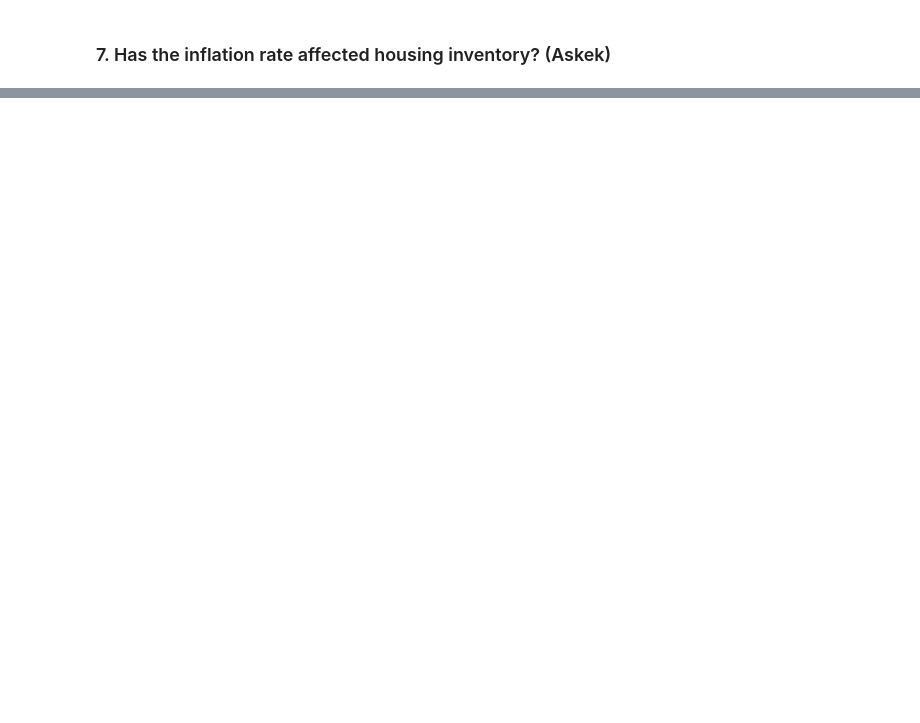
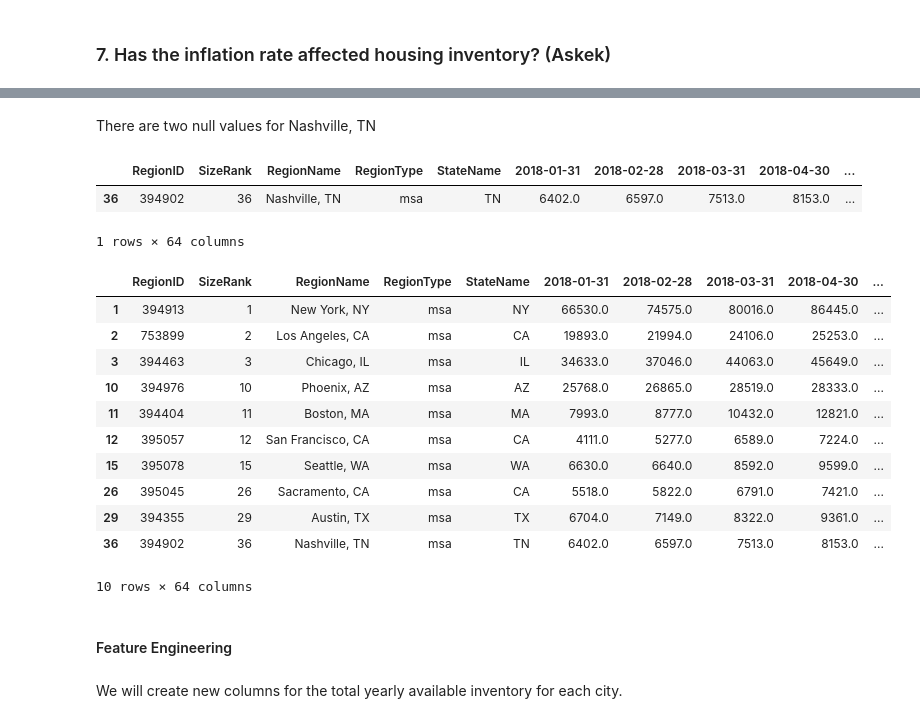
Before and after one commit to Keren-Neeq/DS4A-Team1, a Jupyter notebook: notebooks/Team1_ExtendedEDA.ipynb, the cells around one changed output, grey strips where cells are left out. Drawn from its saved outputs; the diff is of its cells as text; code cells hidden in the pictures; blank space fills up the shorter version.

```diff
--- a/notebooks/Team1_ExtendedEDA.ipynb
+++ b/notebooks/Team1_ExtendedEDA.ipynb
@@ -444,0 +410,36 @@ plt.show()
+# %%
+target_cities = ['New York, NY', 'Chicago, IL', 'Boston, MA', 'Seattle, WA', 'San Francisco, CA', 'Sacramento, CA', 'Austin, TX', 'Los Angeles, CA', 'Nashville, TN', 'Phoenix, AZ']
+# %%
+inventory = df_iv[df_iv.RegionName.isin(target_cities)]
+# %% [markdown]
+There are two null values for Nashville, TN
+# %%
+inventory[inventory.isnull().any(axis=1)]
+# %% [output]
+|  | RegionID | SizeRank | RegionName | RegionType | StateName | 2018-01-31 | 2018-02-28 | 2018-03-31 | 2018-04-30 | ... |
+| 36 | 394902 | 36 | Nashville, TN | msa | TN | 6402.0 | 6597.0 | 7513.0 | 8153.0 | ... |
+1 rows × 64 columns
+# %%
+average_2021_inventory = (inventory.loc[36,'2021-01-31'] + inventory.loc[36,'2021-04-30'] + inventory.loc[36,'2021-05-31'] + inventory.loc[36,'2021-06-30'] + inventory.loc[36,'2021-07-31'] + inventory.loc[36,'2021-08-31'] + inventory.loc[36,'2021-09-30'] + inventory.loc[36,'2021-10-31'] + inventory.loc[36,'2021-11-30'] + inventory.loc[36,'2021-12-31'])/10
+# %%
+inventory.loc[36,'2021-02-28'] = average_2021_inventory
+inventory.loc[36,'2021-03-31'] = average_2021_inventory
+# %%
+inventory
+# %% [output]
+|  | RegionID | SizeRank | RegionName | RegionType | StateName | 2018-01-31 | 2018-02-28 | 2018-03-31 | 2018-04-30 | ... |
+| 1 | 394913 | 1 | New York, NY | msa | NY | 66530.0 | 74575.0 | 80016.0 | 86445.0 | ... |
+| 2 | 753899 | 2 | Los Angeles, CA | msa | CA | 19893.0 | 21994.0 | 24106.0 | 25253.0 | ... |
+| 3 | 394463 | 3 | Chicago, IL | msa | IL | 34633.0 | 37046.0 | 44063.0 | 45649.0 | ... |
+| 10 | 394976 | 10 | Phoenix, AZ | msa | AZ | 25768.0 | 26865.0 | 28519.0 | 28333.0 | ... |
+| 11 | 394404 | 11 | Boston, MA | msa | MA | 7993.0 | 8777.0 | 10432.0 | 12821.0 | ... |
+| 12 | 395057 | 12 | San Francisco, CA | msa | CA | 4111.0 | 5277.0 | 6589.0 | 7224.0 | ... |
+| 15 | 395078 | 15 | Seattle, WA | msa | WA | 6630.0 | 6640.0 | 8592.0 | 9599.0 | ... |
+| 26 | 395045 | 26 | Sacramento, CA | msa | CA | 5518.0 | 5822.0 | 6791.0 | 7421.0 | ... |
+| 29 | 394355 | 29 | Austin, TX | msa | TX | 6704.0 | 7149.0 | 8322.0 | 9361.0 | ... |
+| 36 | 394902 | 36 | Nashville, TN | msa | TN | 6402.0 | 6597.0 | 7513.0 | 8153.0 | ... |
+10 rows × 64 columns
+# %% [markdown]
+#### Feature Engineering
+# %% [markdown]
+We will create new columns for the total yearly available inventory for each city.
```
Also changed, not shown: parts of 37 cells of this notebook.
